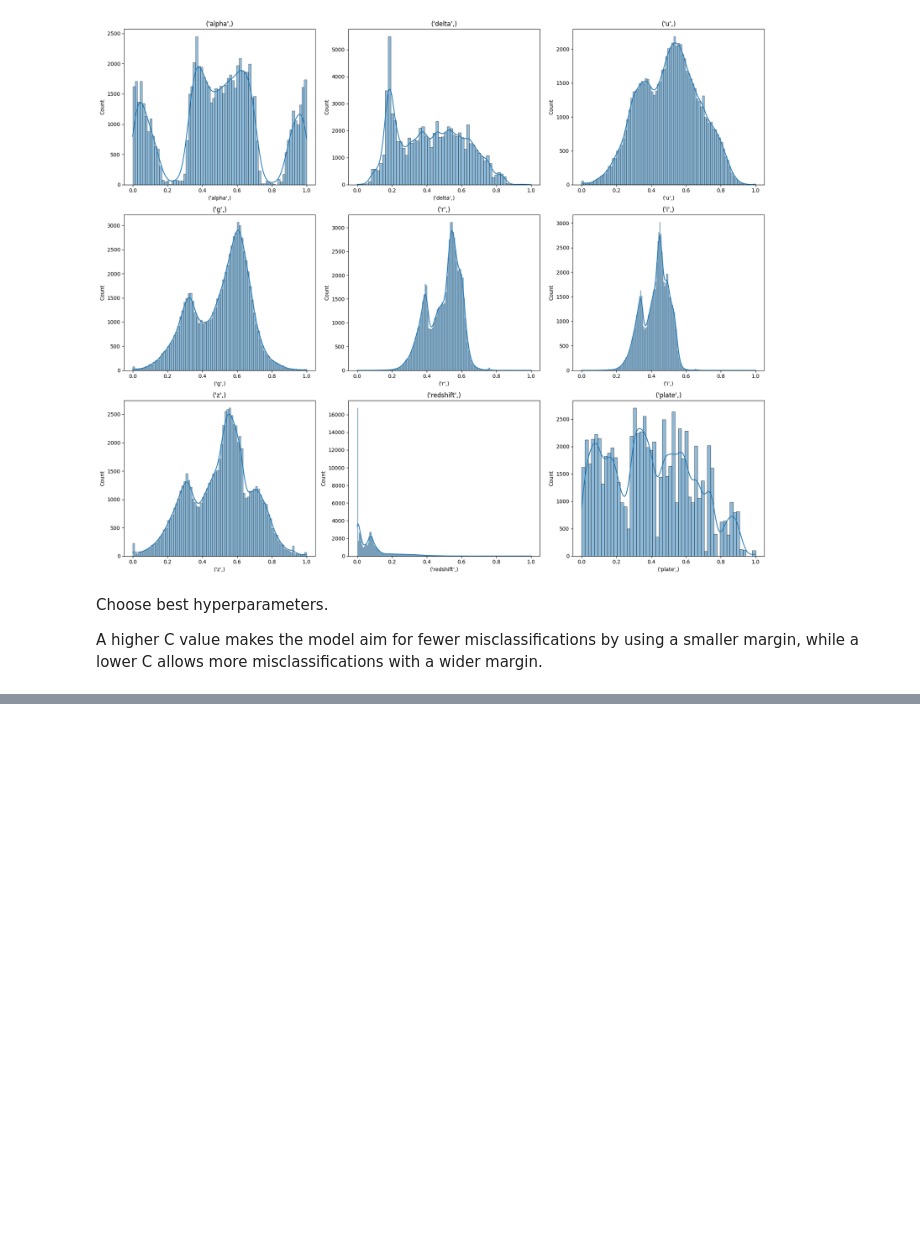
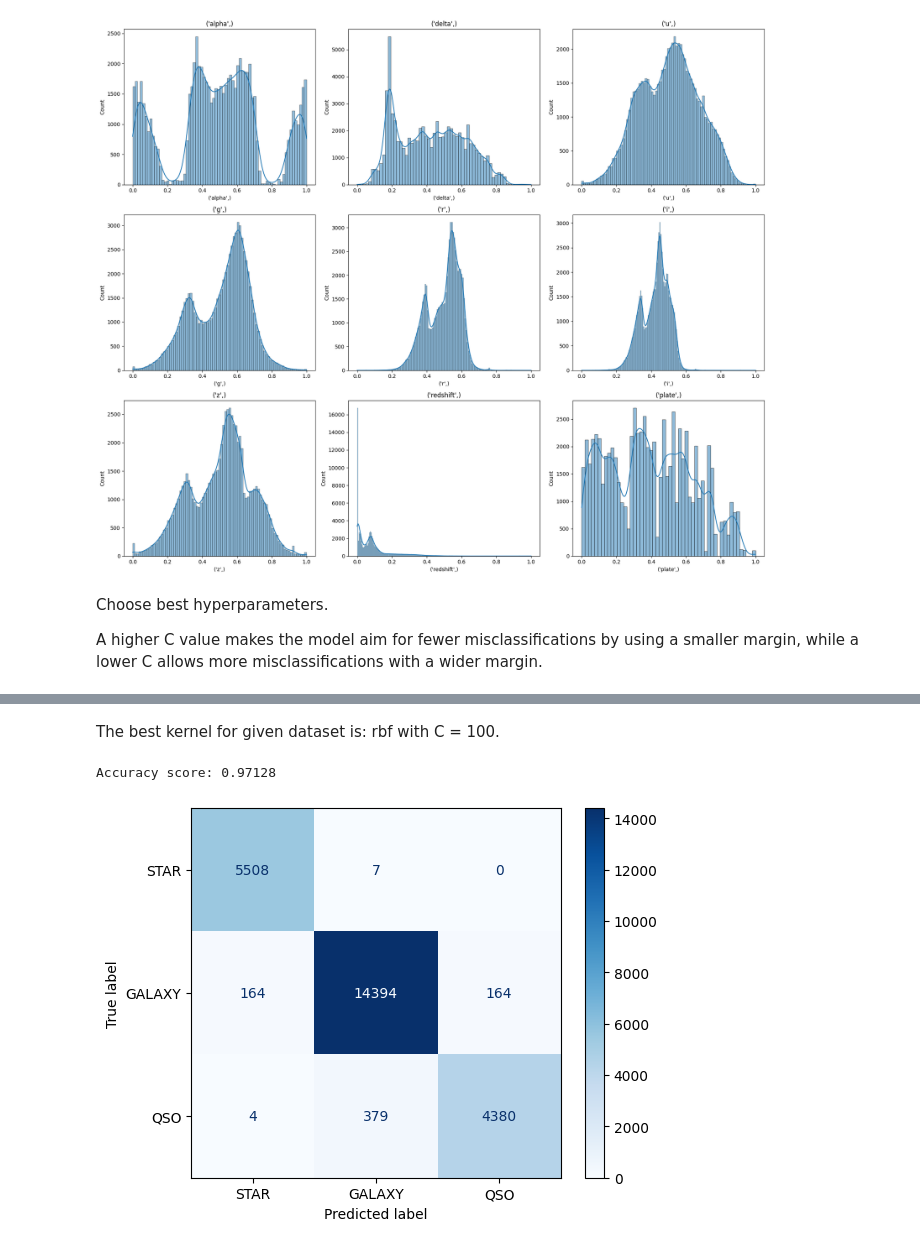
Before and after one commit to adamzsl/master-studies, a Jupyter notebook: SVM/svm.ipynb, the cells around one changed output, grey strips where cells are left out. Drawn from its saved outputs; the diff is of its cells as text; code cells hidden in the pictures; blank space fills up the shorter version.

```diff
--- a/SVM/svm.ipynb
+++ b/SVM/svm.ipynb
@@ -508,11 +546,3 @@ plot_histograms(pd.DataFrame(X_train_normalized, columns=[columns]))
 Choose best hyperparameters.
 
  A higher C value makes the model aim for fewer misclassifications by using a smaller margin, while a lower C allows more misclassifications with a wider margin.
-# %%
-clf_linear = make_pipeline(StandardScaler(), SVC(kernel='linear'))
-clf_linear.fit(X_train_normalized, y_train)
-y_pred_skl_linear = clf_linear.predict(X_test_normalized)
-y_score_skl_linear = clf_linear.decision_function(X_test_normalized)
-accuracy_skl_linear = accuracy_score(y_test, y_pred_skl_linear)
-
-print(f"Linear SVC accuracy: {accuracy_skl_linear}")
@@ -521,8 +548,0 @@ Linear SVC accuracy: 0.96172
-# %%
-clf_poly = make_pipeline(StandardScaler(), SVC(kernel='poly'))
-clf_poly.fit(X_train_normalized, y_train)
-y_pred_skl_poly = clf_poly.predict(X_test_normalized)
-y_score_skl_poly = clf_poly.decision_function(X_test_normalized)
-accuracy_skl_poly = accuracy_score(y_test, y_pred_skl_poly)
-
-print(f"Poly SVC accuracy: {accuracy_skl_poly}")
@@ -531,6 +549,5 @@ Poly SVC accuracy: 0.94648
 # %%
-# 1 hour waiting so far
-# parameters = {'kernel':('linear', 'rbf', 'poly'), 'C':[0.01, 0.1, 1, 10, 100]}
-# svc = svm.SVC()
-# clf = GridSearchCV(svc, parameters, cv=3, n_jobs=-1, verbose=3)
-# clf.fit(X_train_normalized, y_train)
+parameters = {'kernel':('linear', 'rbf', 'poly'), 'C':[0.01, 0.1, 1, 10, 100]}
+svc = svm.SVC()
+clf = GridSearchCV(svc, parameters, cv=3, n_jobs=-1, verbose=3)
+clf.fit(X_train_normalized, y_train)
@@ -538,0 +580,15 @@ Poly SVC accuracy: 0.94648
+# %% [markdown]
+The best kernel for given dataset is: rbf with C = 100.
+# %%
+y_pred = clf.predict(X_test_normalized)
+accuracy = accuracy_score(y_test, y_pred)
+print(f"Accuracy score: {accuracy}")
+# %% [output]
+Accuracy score: 0.97128
+# %%
+cm = confusion_matrix(y_test, y_pred, labels=clf.classes_)
+disp = ConfusionMatrixDisplay(confusion_matrix=cm, display_labels=["STAR", "GALAXY", "QSO"])
+disp.plot(cmap='Blues')
+plt.show()
+# %% [output]
+[figure, added]
```
Also changed, not shown: parts of 11 cells of this notebook.
